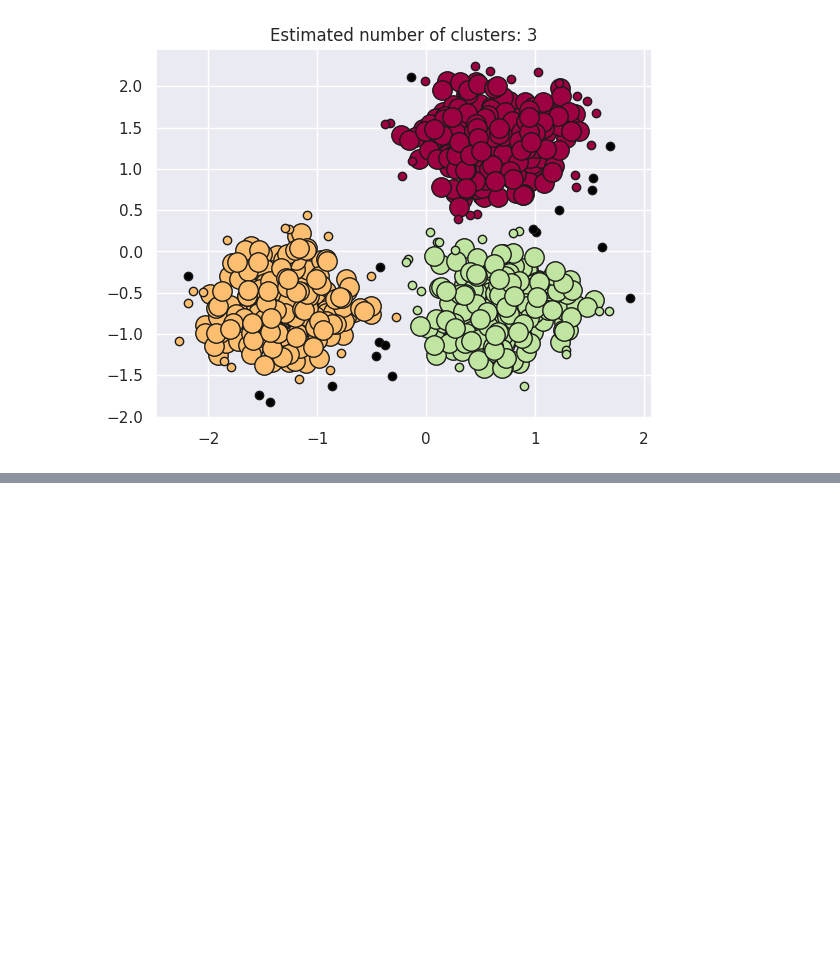
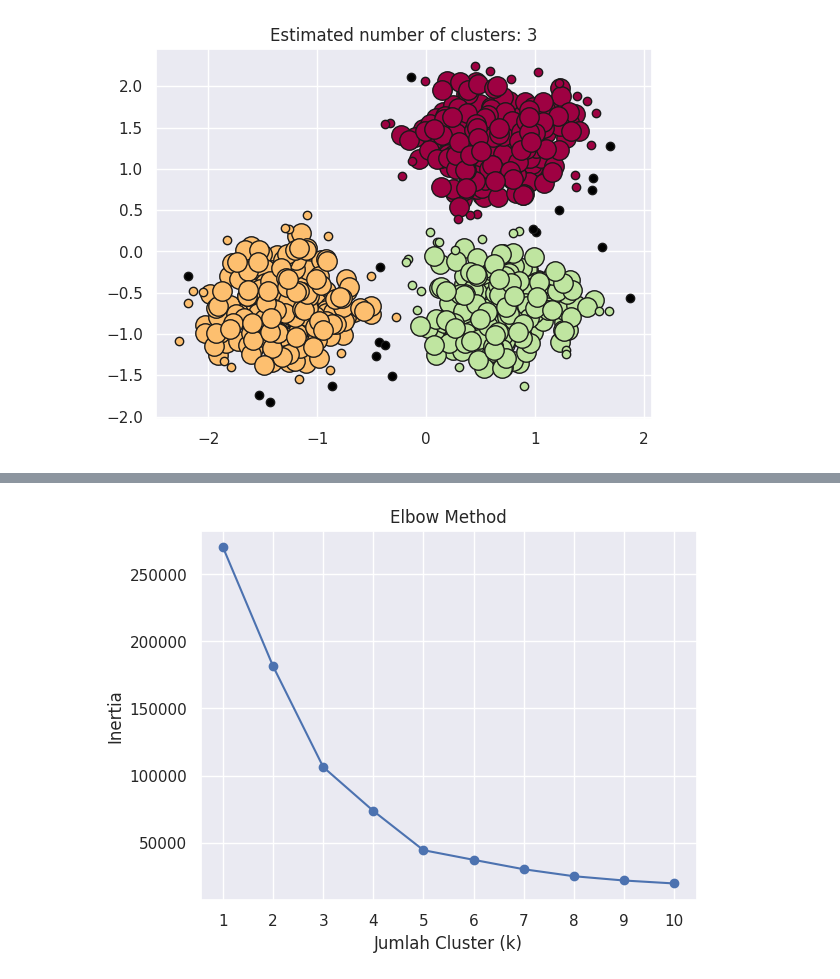
Before and after one commit to EsatovinVictoria/ML_Semester5_EsatovinEbenhaezerVictoria, a Jupyter notebook: Pertemuan_4/JS04_Klasterisasi.ipynb, the cells around one changed output, grey strips where cells are left out. Saved outputs shown, nothing was run; the diff lists cells and outputs as text; code cells hidden in the pictures; blank space fills up the shorter version.

Commit message:
Complete Week 4 Tugas Praktikum KMeans

```diff
--- a/Pertemuan_4/JS04_Klasterisasi.ipynb
+++ b/Pertemuan_4/JS04_Klasterisasi.ipynb
@@ -457,0 +533,30 @@ plt.show()
+# %%
+# Menggunakan Elbow Method
+from sklearn.cluster import KMeans
+
+inertia = []
+
+for k in range(1, 11):
+    kmeans = KMeans(
+        n_clusters=k,
+        random_state=0,
+        n_init=10
+    )
+
+    kmeans.fit(X)
+    inertia.append(kmeans.inertia_)
+# %%
+# Visualisasi
+plt.plot(
+    range(1, 11),
+    inertia,
+    marker='o'
+)
+
+plt.xlabel('Jumlah Cluster (k)')
+plt.ylabel('Inertia')
+plt.title('Elbow Method')
+plt.xticks(range(1, 11))
+plt.show()
+# %% [output]
+[figure, added]
```
Also changed, not shown: parts of 27 cells of this notebook.
